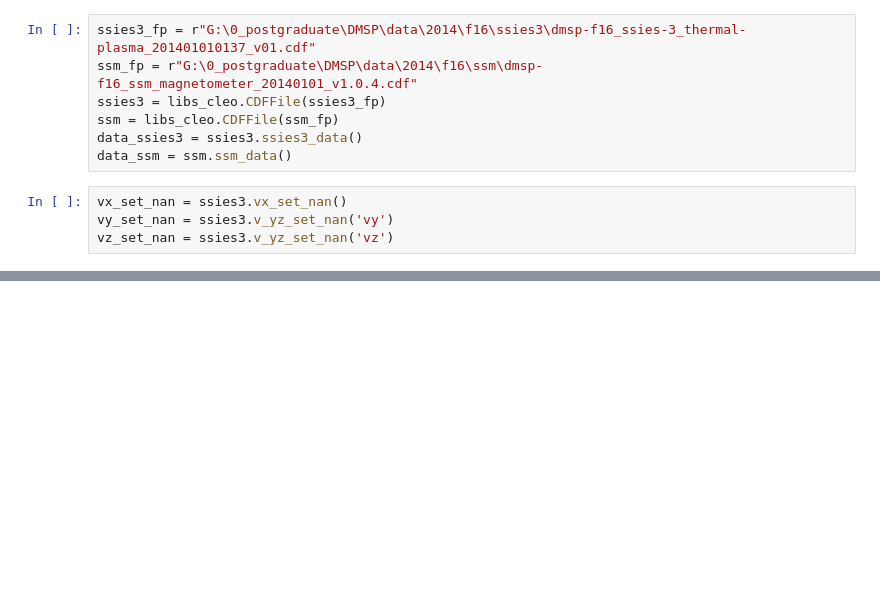
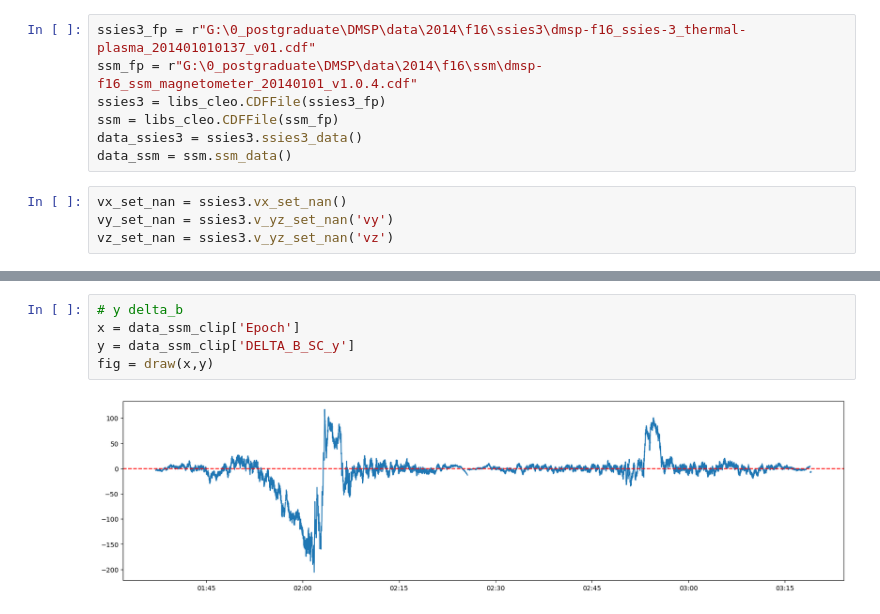
Before and after one commit to cleo24620/DMSP, a Jupyter notebook: code/check.ipynb, the cells around one changed output, grey strips where cells are left out. Drawn from its saved outputs; the diff is of its cells as text; blank space fills up the shorter version.

```diff
--- a/code/check.ipynb
+++ b/code/check.ipynb
@@ -41,0 +67,7 @@ plt.plot(vy_set_nan['Epoch'],-vy_set_nan['vy'],data_ssm_clip['Epoch'],data_ssm_c
+# %%
+# y delta_b
+x = data_ssm_clip['Epoch']
+y = data_ssm_clip['DELTA_B_SC_y']
+fig = draw(x,y)
+# %% [output]
+[figure, added]
```
Also changed, not shown: parts of 10 cells of this notebook, 5 other files.
